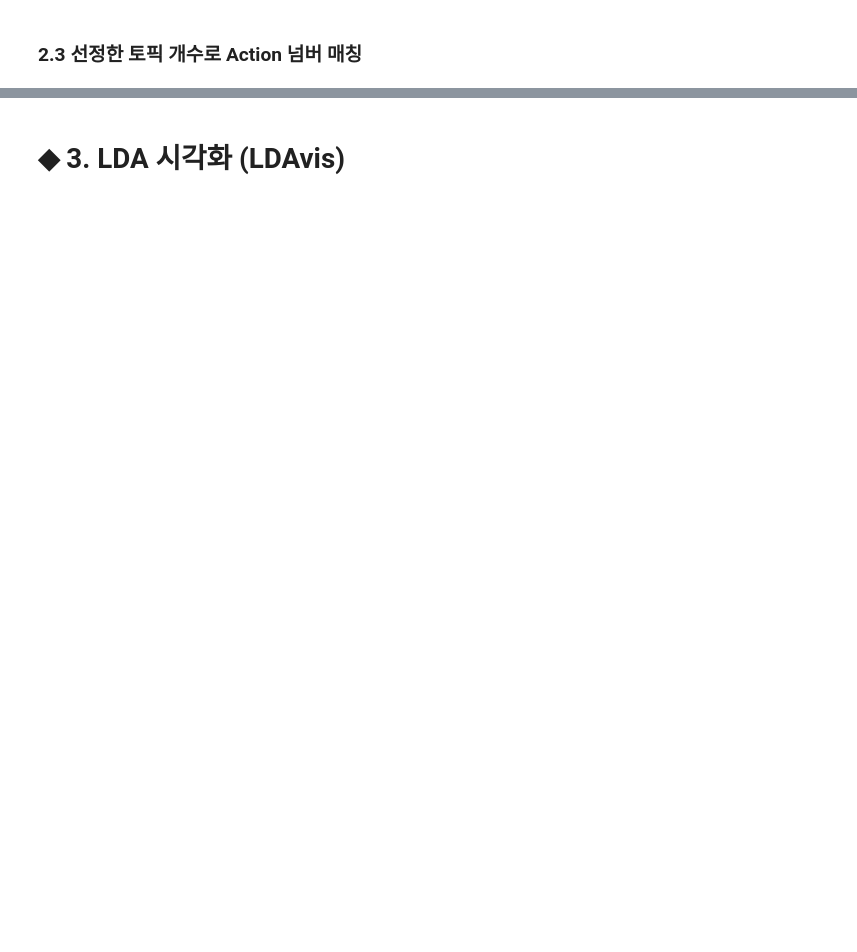
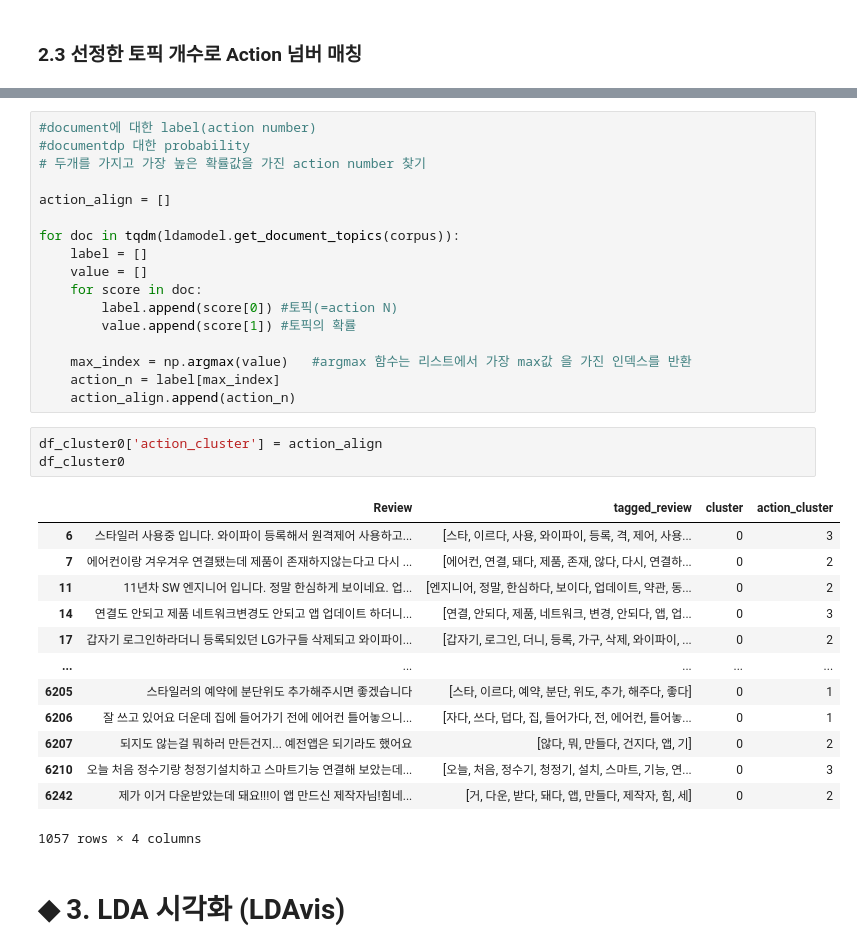
Before and after one commit to Gun-E/DCXminiProject, a Jupyter notebook: Day2/Day2_실습.ipynb, the cells around one changed output, grey strips where cells are left out. Drawn from its saved outputs; the diff is of its cells as text; blank space fills up the shorter version.

```diff
--- a/Day2/Day2_실습.ipynb
+++ b/Day2/Day2_실습.ipynb
@@ -125,3 +202,37 @@ import numpy as np
+# %%
+#document에 대한 label(action number)
+#documentdp 대한 probability
+# 두개를 가지고 가장 높은 확률값을 가진 action number 찾기
+
+action_align = []
+
+for doc in tqdm(ldamodel.get_document_topics(corpus)):
+    label = []
+    value = []
+    for score in doc:
+        label.append(score[0]) #토픽(=action N)
+        value.append(score[1]) #토픽의 확률
+
+    max_index = np.argmax(value)   #argmax 함수는 리스트에서 가장 max값 을 가진 인덱스를 반환
+    action_n = label[max_index]
+    action_align.append(action_n)
+# %%
+df_cluster0['action_cluster'] = action_align
+df_cluster0
+# %% [output]
+|  | Review | tagged_review | cluster | action_cluster |
+| 6 | 스타일러 사용중 입니다. 와이파이 등록해서 원격제어 사용하고... | [스타, 이르다, 사용, 와이파이, 등록, 격, 제어, 사용... | 0 | 3 |
+| 7 | 에어컨이랑 겨우겨우 연결됐는데 제품이 존재하지않는다고 다시 ... | [에어컨, 연결, 돼다, 제품, 존재, 않다, 다시, 연결하... | 0 | 2 |
+| 11 | 11년차 SW 엔지니어 입니다. 정말 한심하게 보이네요. 업... | [엔지니어, 정말, 한심하다, 보이다, 업데이트, 약관, 동... | 0 | 2 |
+| 14 | 연결도 안되고 제품 네트워크변경도 안되고 앱 업데이트 하더니... | [연결, 안되다, 제품, 네트워크, 변경, 안되다, 앱, 업... | 0 | 3 |
+| 17 | 갑자기 로그인하라더니 등록되있던 LG가구들 삭제되고 와이파이... | [갑자기, 로그인, 더니, 등록, 가구, 삭제, 와이파이, ... | 0 | 2 |
+| ... | ... | ... | ... | ... |
+| 6205 | 스타일러의 예약에 분단위도 추가해주시면 좋겠습니다 | [스타, 이르다, 예약, 분단, 위도, 추가, 해주다, 좋다] | 0 | 1 |
+| 6206 | 잘 쓰고 있어요 더운데 집에 들어가기 전에 에어컨 틀어놓으니... | [자다, 쓰다, 덥다, 집, 들어가다, 전, 에어컨, 틀어놓... | 0 | 1 |
+| 6207 | 되지도 않는걸 뭐하러 만든건지... 예전앱은 되기라도 했어요 | [않다, 뭐, 만들다, 건지다, 앱, 기] | 0 | 2 |
+| 6210 | 오늘 처음 정수기랑 청정기설치하고 스마트기능 연결해 보았는데... | [오늘, 처음, 정수기, 청정기, 설치, 스마트, 기능, 연... | 0 | 3 |
+| 6242 | 제가 이거 다운받았는데 돼요!!!이 앱 만드신 제작자님!힘네... | [거, 다운, 받다, 돼다, 앱, 만들다, 제작자, 힘, 세] | 0 | 2 |
+1057 rows × 4 columns
 # %% [markdown]
 # ◆ 3. LDA 시각화 (LDAvis)
 # %%
```
Also changed, not shown: parts of 15 cells of this notebook, 12 other files.
